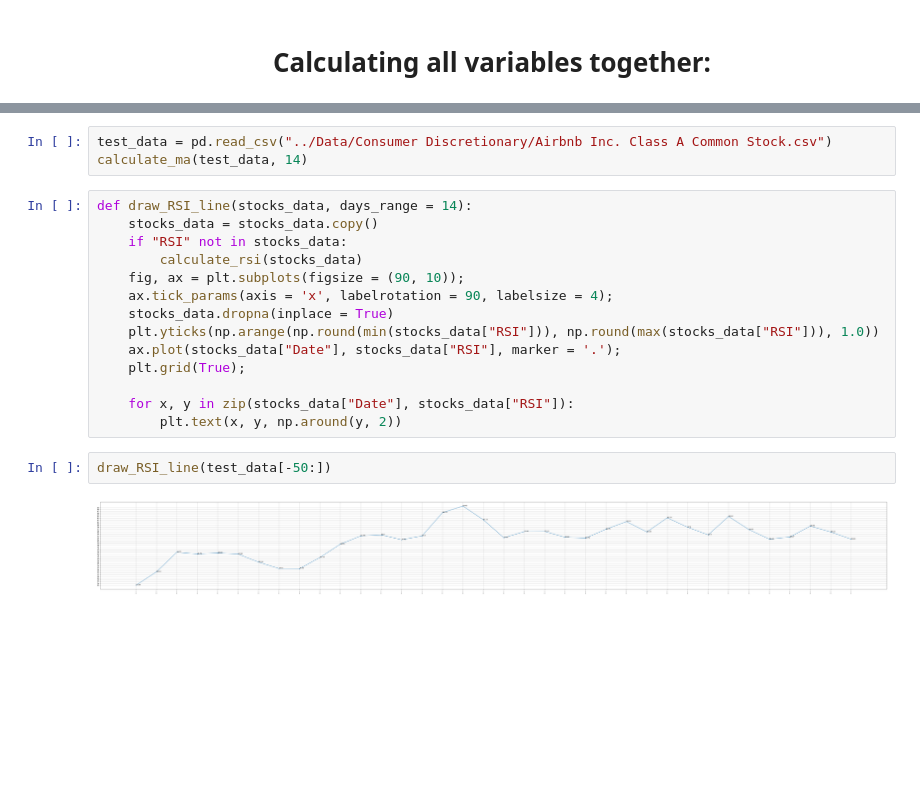
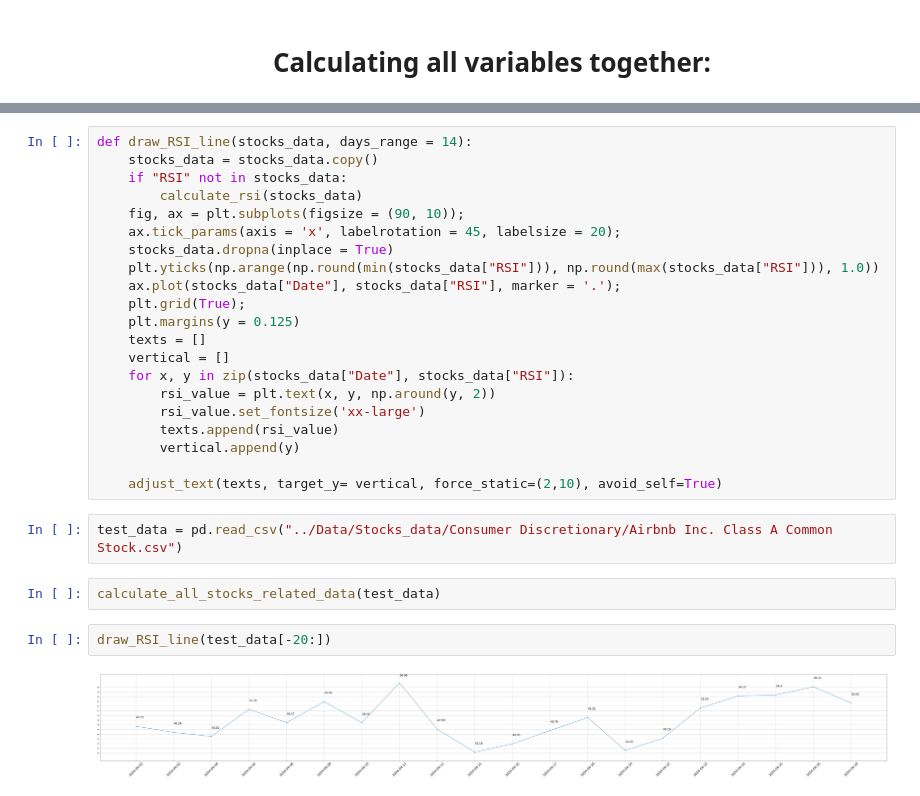
Before and after one commit to D-Voronkov-Official/Stocks-Price-Prediction-Program, a Jupyter notebook: Machine Learning Data Gathering/Scripts/Moving Average + Bollinger bands.ipynb, the cells around one changed output, grey strips where cells are left out. Drawn from its saved outputs; the diff is of its cells as text; blank space fills up the shorter version.

Commit message:
Added adjustments to RSI graphic
Now labels on graphic are working properly

```diff
--- a/Machine Learning Data Gathering/Scripts/Moving Average + Bollinger bands.ipynb
+++ b/Machine Learning Data Gathering/Scripts/Moving Average + Bollinger bands.ipynb
@@ -396,21 +273,29 @@ test_data
-# %%
-test_data = pd.read_csv("../Data/Consumer Discretionary/Airbnb Inc. Class A Common Stock.csv")
-calculate_ma(test_data, 14)
 # %%
 def draw_RSI_line(stocks_data, days_range = 14):
     stocks_data = stocks_data.copy()
     if "RSI" not in stocks_data:
         calculate_rsi(stocks_data)
     fig, ax = plt.subplots(figsize = (90, 10));
-    ax.tick_params(axis = 'x', labelrotation = 90, labelsize = 4);
+    ax.tick_params(axis = 'x', labelrotation = 45, labelsize = 20);
     stocks_data.dropna(inplace = True)
     plt.yticks(np.arange(np.round(min(stocks_data["RSI"])), np.round(max(stocks_data["RSI"])), 1.0))
     ax.plot(stocks_data["Date"], stocks_data["RSI"], marker = '.');
     plt.grid(True);
+    plt.margins(y = 0.125)
+    texts = []
+    vertical = []
+    for x, y in zip(stocks_data["Date"], stocks_data["RSI"]):
+        rsi_value = plt.text(x, y, np.around(y, 2))
+        rsi_value.set_fontsize('xx-large')
+        texts.append(rsi_value)
+        vertical.append(y)
 
-    for x, y in zip(stocks_data["Date"], stocks_data["RSI"]):
-        plt.text(x, y, np.around(y, 2))
+    adjust_text(texts, target_y= vertical, force_static=(2,10), avoid_self=True)
-# %%
-draw_RSI_line(test_data[-50:])
-# %% [output]
-[figure, removed]
+# %%
+test_data = pd.read_csv("../Data/Stocks_data/Consumer Discretionary/Airbnb Inc. Class A Common Stock.csv")
+# %%
+calculate_all_stocks_related_data(test_data)
+# %%
+draw_RSI_line(test_data[-20:])
+# %% [output]
+[figure, added]
```
Also changed, not shown: parts of 13 cells of this notebook.
